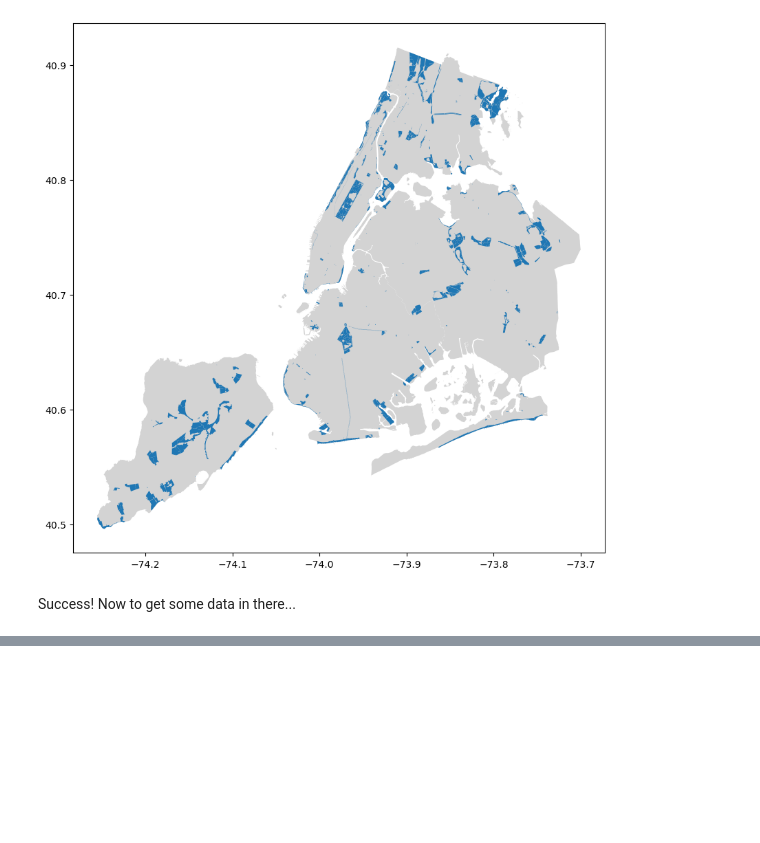
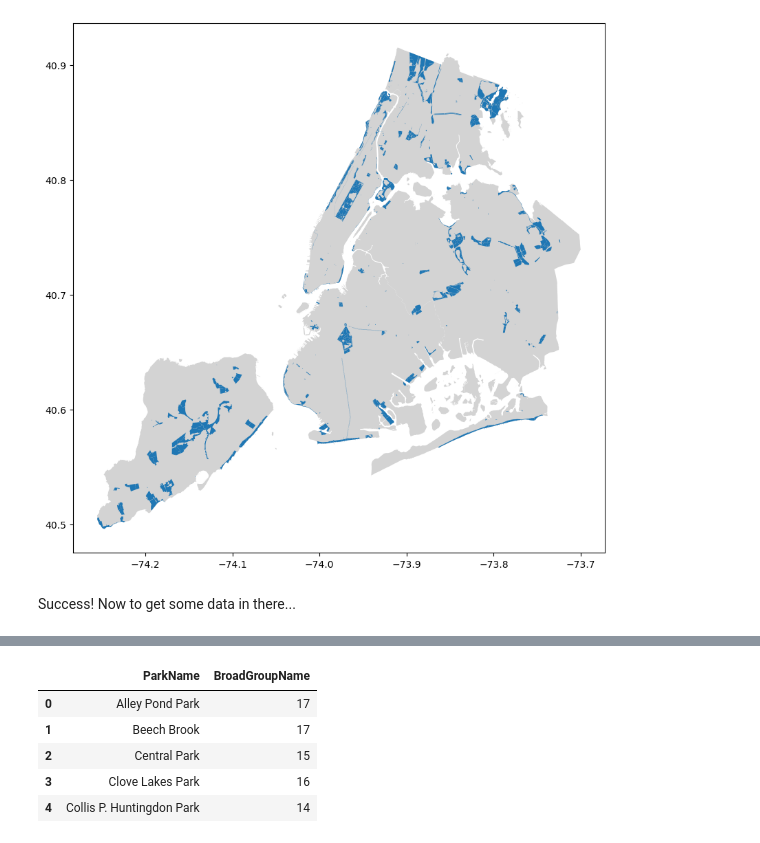
Before and after one commit to newyorkmyc/walks-list, a Jupyter notebook: mapping.ipynb, the cells around one changed output, grey strips where cells are left out. Cells and saved outputs as stored; diff of their text form; code cells hidden in the pictures; blank space fills up the shorter version.

```diff
--- a/mapping.ipynb
+++ b/mapping.ipynb
@@ -52,0 +66,9 @@ Success! Now to get some data in there...
+# %%
+parks_data.groupby('ParkName').BroadGroupName.nunique().reset_index().head()
+# %% [output]
+|  | ParkName | BroadGroupName |
+| 0 | Alley Pond Park | 17 |
+| 1 | Beech Brook | 17 |
+| 2 | Central Park | 15 |
+| 3 | Clove Lakes Park | 16 |
+| 4 | Collis P. Huntingdon Park | 14 |
```
Also changed, not shown: parts of 7 cells of this notebook, 1 other file.
